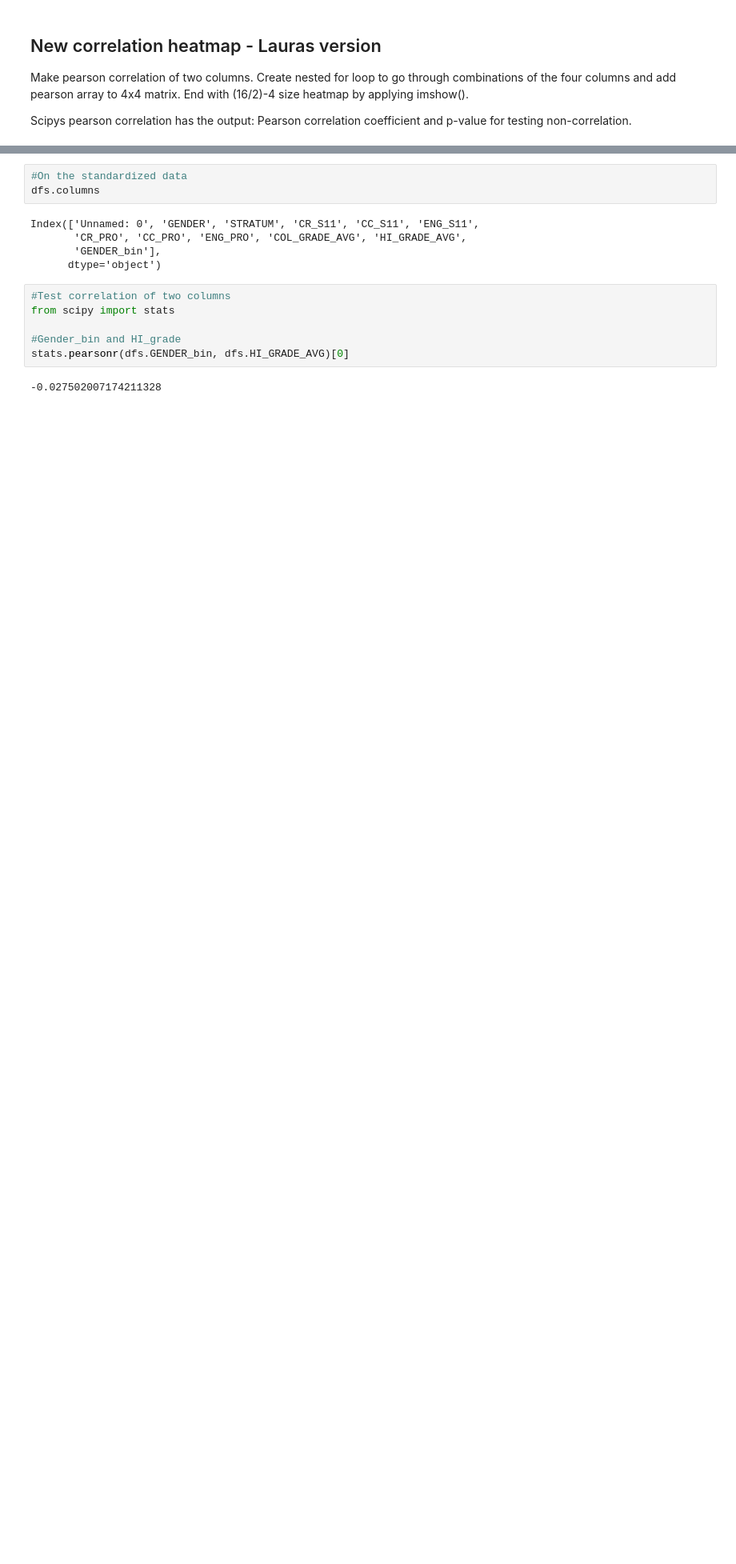
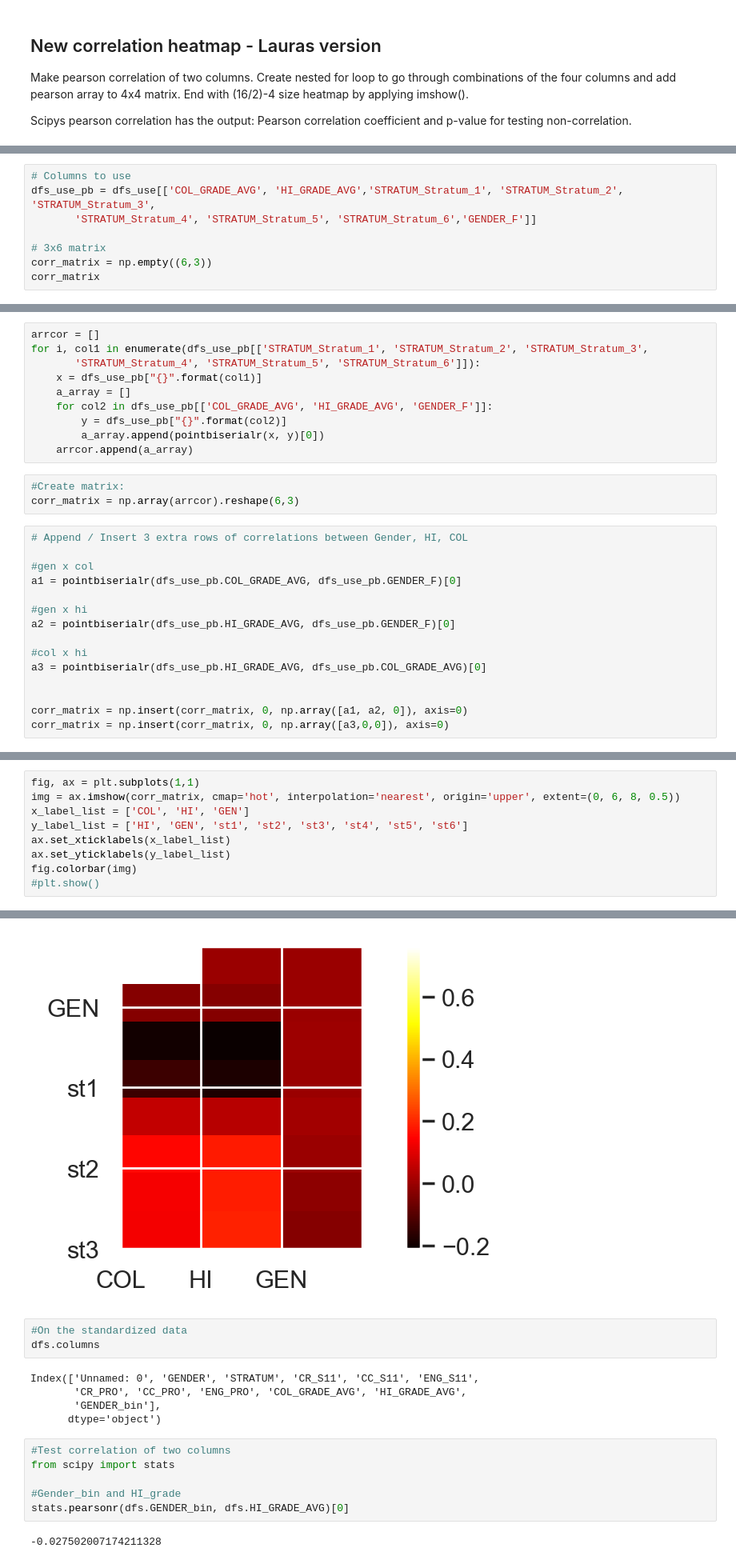
Before and after one commit to s183910/Bachelor_Gabi_Kat, a Jupyter notebook: Notebooks/Basic_dists/Gabis_boxplots_heatmaps.ipynb, the cells around one changed output, grey strips where cells are left out. Shown at 80% size. Saved outputs shown, nothing was run; the diff lists cells and outputs as text; blank space fills up the shorter version.

```diff
--- a/Notebooks/Basic_dists/Gabis_boxplots_heatmaps.ipynb
+++ b/Notebooks/Basic_dists/Gabis_boxplots_heatmaps.ipynb
@@ -579,0 +639,8 @@ Scipys pearson correlation has the output:  Pearson correlation coefficient and
+# %%
+# Columns to use
+dfs_use_pb = dfs_use[['COL_GRADE_AVG', 'HI_GRADE_AVG','STRATUM_Stratum_1', 'STRATUM_Stratum_2', 'STRATUM_Stratum_3',
+       'STRATUM_Stratum_4', 'STRATUM_Stratum_5', 'STRATUM_Stratum_6','GENDER_F']]
+
+# 3x6 matrix
+corr_matrix = np.empty((6,3))
+corr_matrix
@@ -579,0 +703,28 @@ Scipys pearson correlation has the output:  Pearson correlation coefficient and
+# %%
+arrcor = []
+for i, col1 in enumerate(dfs_use_pb[['STRATUM_Stratum_1', 'STRATUM_Stratum_2', 'STRATUM_Stratum_3',
+       'STRATUM_Stratum_4', 'STRATUM_Stratum_5', 'STRATUM_Stratum_6']]):
+    x = dfs_use_pb["{}".format(col1)]
+    a_array = []
+    for col2 in dfs_use_pb[['COL_GRADE_AVG', 'HI_GRADE_AVG', 'GENDER_F']]:
+        y = dfs_use_pb["{}".format(col2)]
+        a_array.append(pointbiserialr(x, y)[0])
+    arrcor.append(a_array)
+# %%
+#Create matrix:
+corr_matrix = np.array(arrcor).reshape(6,3)
+# %%
+# Append / Insert 3 extra rows of correlations between Gender, HI, COL
+
+#gen x col
+a1 = pointbiserialr(dfs_use_pb.COL_GRADE_AVG, dfs_use_pb.GENDER_F)[0]
+
+#gen x hi
+a2 = pointbiserialr(dfs_use_pb.HI_GRADE_AVG, dfs_use_pb.GENDER_F)[0]
+
+#col x hi
+a3 = pointbiserialr(dfs_use_pb.HI_GRADE_AVG, dfs_use_pb.COL_GRADE_AVG)[0]
+
+
+corr_matrix = np.insert(corr_matrix, 0, np.array([a1, a2, 0]), axis=0)
+corr_matrix = np.insert(corr_matrix, 0, np.array([a3,0,0]), axis=0)
@@ -579,0 +742,10 @@ Scipys pearson correlation has the output:  Pearson correlation coefficient and
+# %%
+fig, ax = plt.subplots(1,1)
+img = ax.imshow(corr_matrix, cmap='hot', interpolation='nearest', origin='upper', extent=(0, 6, 8, 0.5))
+x_label_list = ['COL', 'HI', 'GEN']
+y_label_list = ['HI', 'GEN', 'st1', 'st2', 'st3', 'st4', 'st5', 'st6']
+ax.set_xticklabels(x_label_list)
+ax.set_yticklabels(y_label_list)
+fig.colorbar(img)
+#plt.show()
+# %% [output]
@@ -580,3 +753,4 @@ Scipys pearson correlation has the output:  Pearson correlation coefficient and
+[figure, added]
 # %%
 #On the standardized data
 dfs.columns
```
Also changed, not shown: parts of 27 cells of this notebook, 2 other files.
